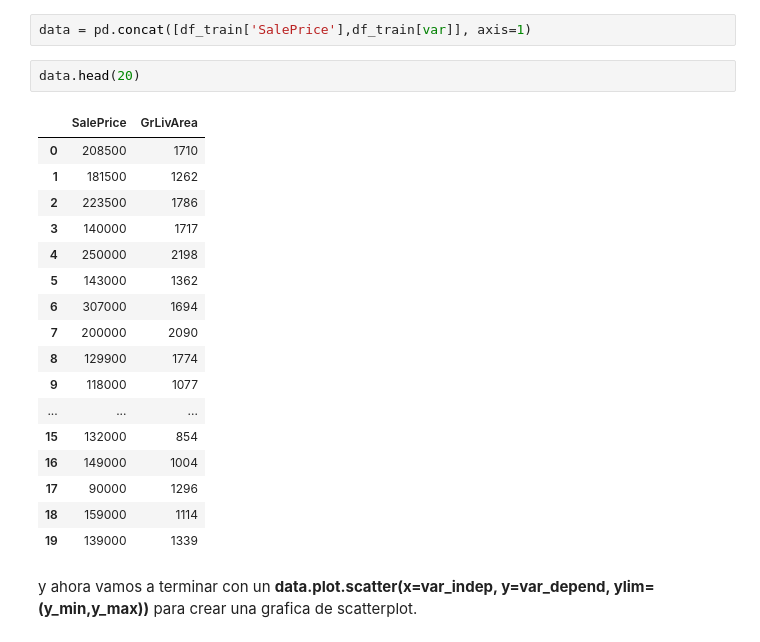
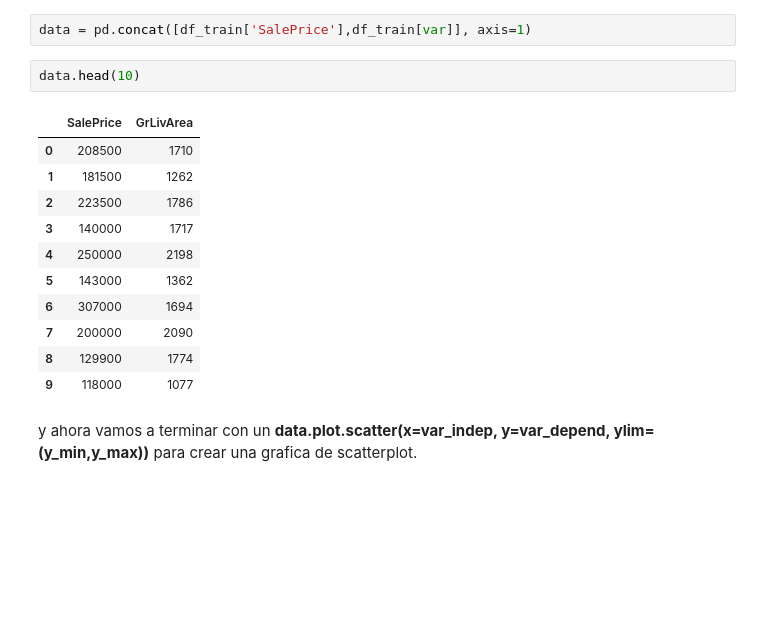
Before and after one commit to AlvaroM99/Python---House-Pricing-in-California-Analysis, a Jupyter notebook: House Pricing in California__Data analysis with Python.ipynb, the cells around one changed output. Drawn from its saved outputs; the diff is of its cells as text; blank space fills up the shorter version.

```diff
--- a/House Pricing in California__Data analysis with Python.ipynb
+++ b/House Pricing in California__Data analysis with Python.ipynb
@@ -214,25 +215,19 @@ Luego vamos a usar **pd.concat** para crear una tabla llamada data de solo 2 col
 # %%
 data = pd.concat([df_train['SalePrice'],df_train[var]], axis=1)
 # %%
-data.head(20)
+data.head(10)
 # %% [output]
 |  | SalePrice | GrLivArea |
 | 0 | 208500 | 1710 |
 | 1 | 181500 | 1262 |
 | 2 | 223500 | 1786 |
 | 3 | 140000 | 1717 |
 | 4 | 250000 | 2198 |
 | 5 | 143000 | 1362 |
 | 6 | 307000 | 1694 |
 | 7 | 200000 | 2090 |
 | 8 | 129900 | 1774 |
 | 9 | 118000 | 1077 |
-| ... | ... | ... |
-| 15 | 132000 | 854 |
-| 16 | 149000 | 1004 |
-| 17 | 90000 | 1296 |
-| 18 | 159000 | 1114 |
-| 19 | 139000 | 1339 |
 # %% [markdown]
 y ahora vamos a terminar con un **data.plot.scatter(x=var_indep, y=var_depend, ylim=(y_min,y_max))** para crear una grafica de scatterplot.
 # %%
```
Also changed, not shown: parts of 7 cells of this notebook.
